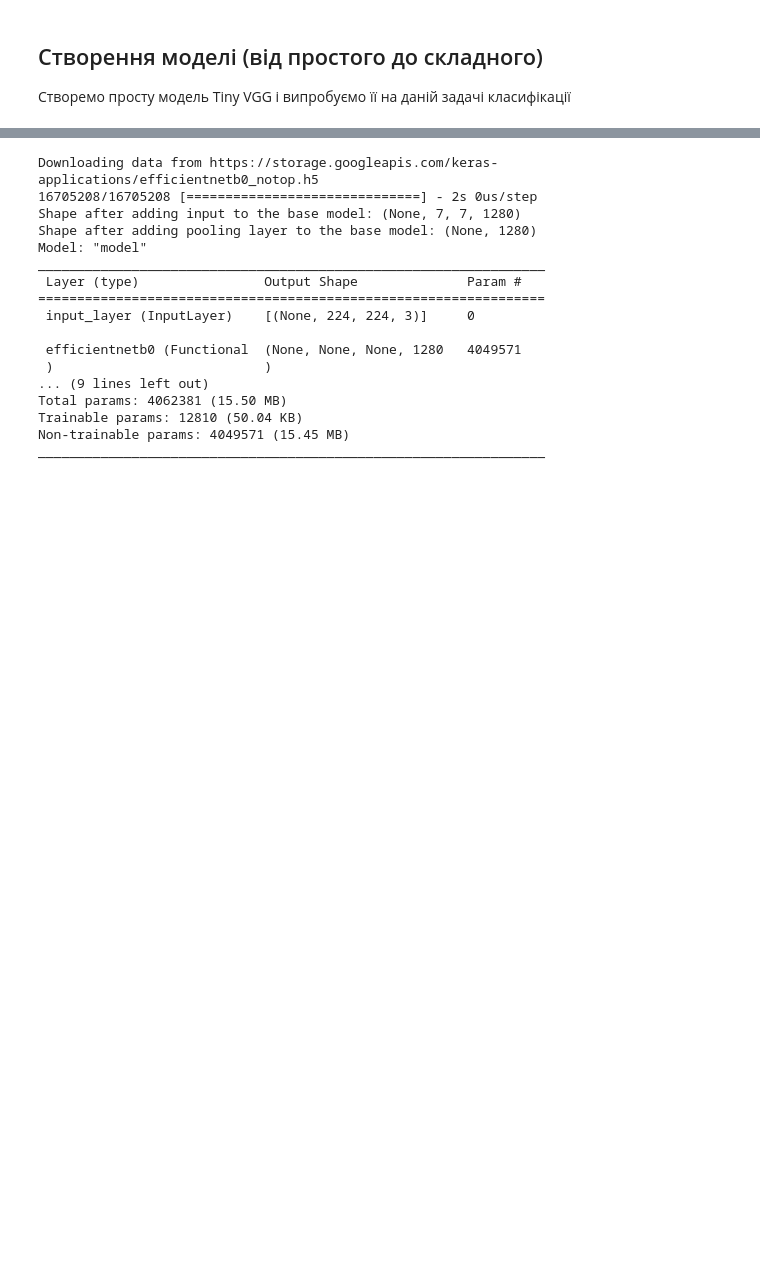
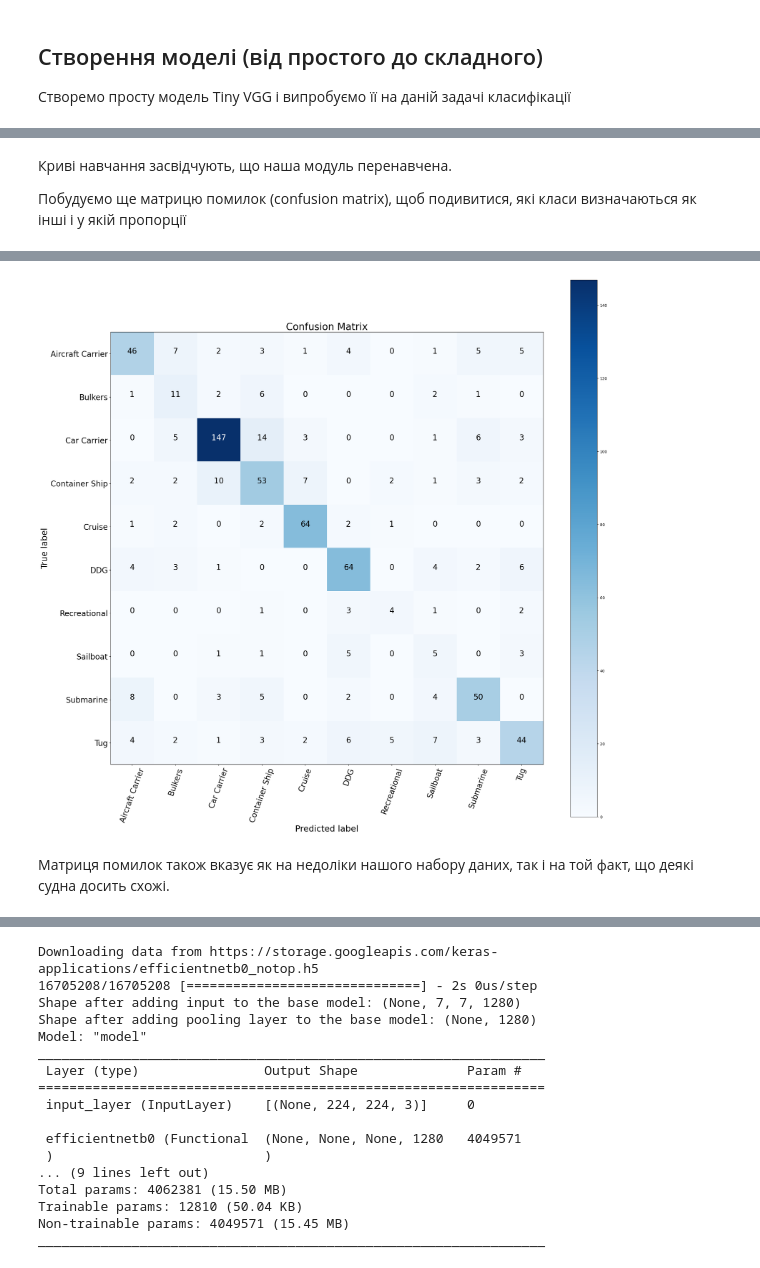
Before and after one commit to OleksanderShevchenko/ShipVision, a Jupyter notebook: ship_vision_train.ipynb, the cells around one changed output, grey strips where cells are left out. Cells and saved outputs as stored; diff of their text form; code cells hidden in the pictures; blank space fills up the shorter version.

Commit message:
Created Tiny VGG model and its first modification

```diff
--- a/ship_vision_train.ipynb
+++ b/ship_vision_train.ipynb
@@ -166,13 +164,15 @@ def make_confusion_matrix(y_true, y_pred, classes=None, figsize=(10, 10), text_s
         labels = np.arange(cm.shape[0])
 
     # Label the axes
-    ax.set(title="Confusion Matrix",
-            xlabel="Predicted label",
-            ylabel="True label",
-            xticks=np.arange(n_classes), # create enough axis slots for each class
+    plt.xlabel("Predicted label", fontsize=text_size+2)
+    plt.ylabel("True label", fontsize=text_size+2)
+    plt.title("Confusion Matrix", fontsize=text_size+5)
+    ax.set( xticks=np.arange(n_classes), # create enough axis slots for each class
             yticks=np.arange(n_classes),
             xticklabels=labels, # axes will labeled with class names (if they exist) or ints
-            yticklabels=labels)
+            yticklabels=labels,
+            )
+
 
     # Make x-axis labels appear on bottom
     ax.xaxis.set_label_position("bottom")
@@ -601,0 +621,14 @@ plot_loss_curves(history_0)
+# %% [markdown]
+Криві навчання засвідчують, що наша модуль перенавчена.
+
+Побудуємо ще матрицю помилок (confusion matrix), щоб подивитися, які класи визначаються як інші і у якій пропорції
+# %%
+preds_probs = model_0.predict(valid_data, verbose=1)
+pred_classes = preds_probs.argmax(axis=1)
+# to get test data labels we need to unravel our test data
+y_labels = []
+for imagees, labels in valid_data.unbatch():
+    y_labels.append(labels.numpy().argmax())  # curently our labbels looks like [0, 0, 0, ...,1, 0 ..]
+
+make_confusion_matrix(y_true=y_labels, y_pred=pred_classes, figsize=(25, 25), text_size=20, classes=class_names)
+# %% [output]
@@ -601,0 +636,3 @@ plot_loss_curves(history_0)
+[figure, added]
+# %% [markdown]
+Матриця помилок також вказує як на недоліки нашого набору даних, так і на той факт, що деякі судна досить схожі.
```
Also changed, not shown: parts of 16 cells of this notebook.
